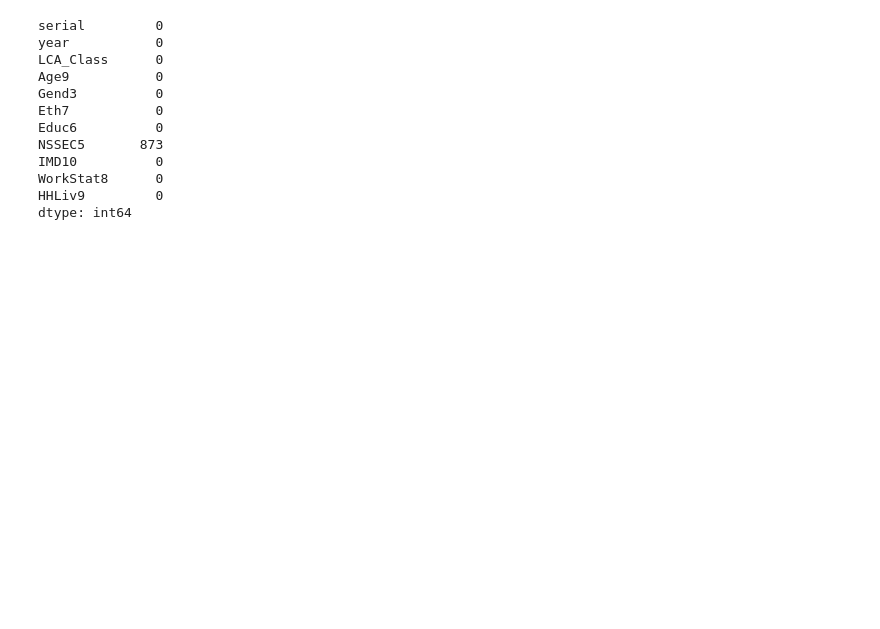
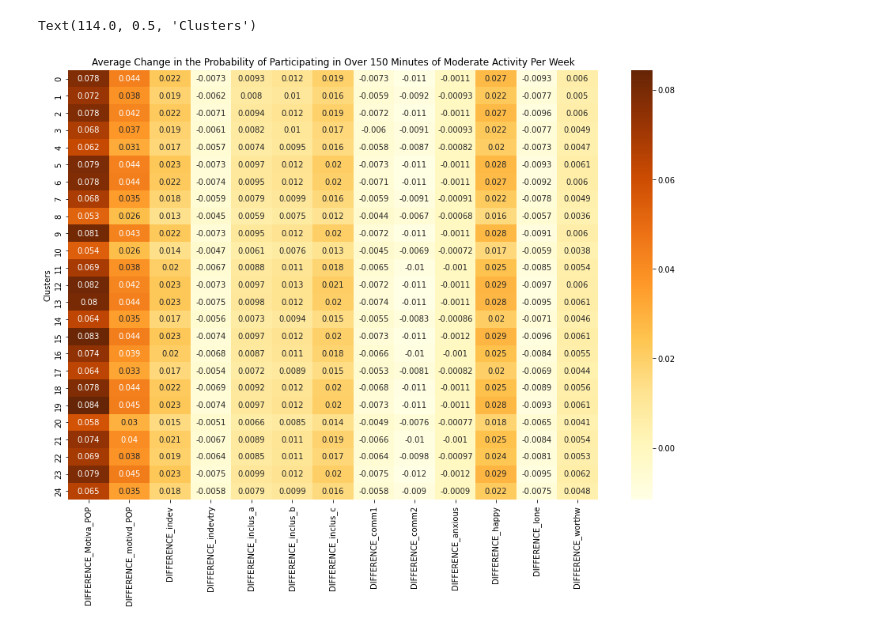
Before and after one commit to ferguswatson39/london_sport2, a Jupyter notebook: notebooks/perturbation/final_perturb_pipeline.ipynb, the cells around one changed output. Cells and saved outputs as stored; diff of their text form; code cells hidden in the pictures; blank space fills up the shorter version.

Commit message:
finalised perturbation pipeline function and tested run status

```diff
--- a/notebooks/perturbation/final_perturb_pipeline.ipynb
+++ b/notebooks/perturbation/final_perturb_pipeline.ipynb
@@ -80,2 +16,0 @@ cluster_breakdowns = create_and_join_diff_series(perturbed_df)
-# %%
-final = cluster_breakdowns.drop(columns='labels')
@@ -82,6 +49,12 @@ final = cluster_breakdowns.drop(columns='labels')
 # %%
 plt.figure(figsize=(15, 10))
 sns.heatmap(
     final,
-    annot=True
+    annot=True,
+    cmap="YlOrBr"
 )
+plt.title('Average Change in the Probability of Participating in Over 150 Minutes of Moderate Activity Per Week')
+plt.ylabel('Clusters')
+# %% [output]
+Text(114.0, 0.5, 'Clusters')
+[figure, added]
@@ -90,15 +60,0 @@ df = get_master_2022_data()
-# %%
-df.isna().sum()
-# %% [output]
-serial         0
-year           0
-LCA_Class      0
-Age9           0
-Gend3          0
-Eth7           0
-Educ6          0
-NSSEC5       873
-IMD10          0
-WorkStat8      0
-HHLiv9         0
-dtype: int64
```
Also changed, not shown: parts of 12 cells of this notebook, 6 other files.
